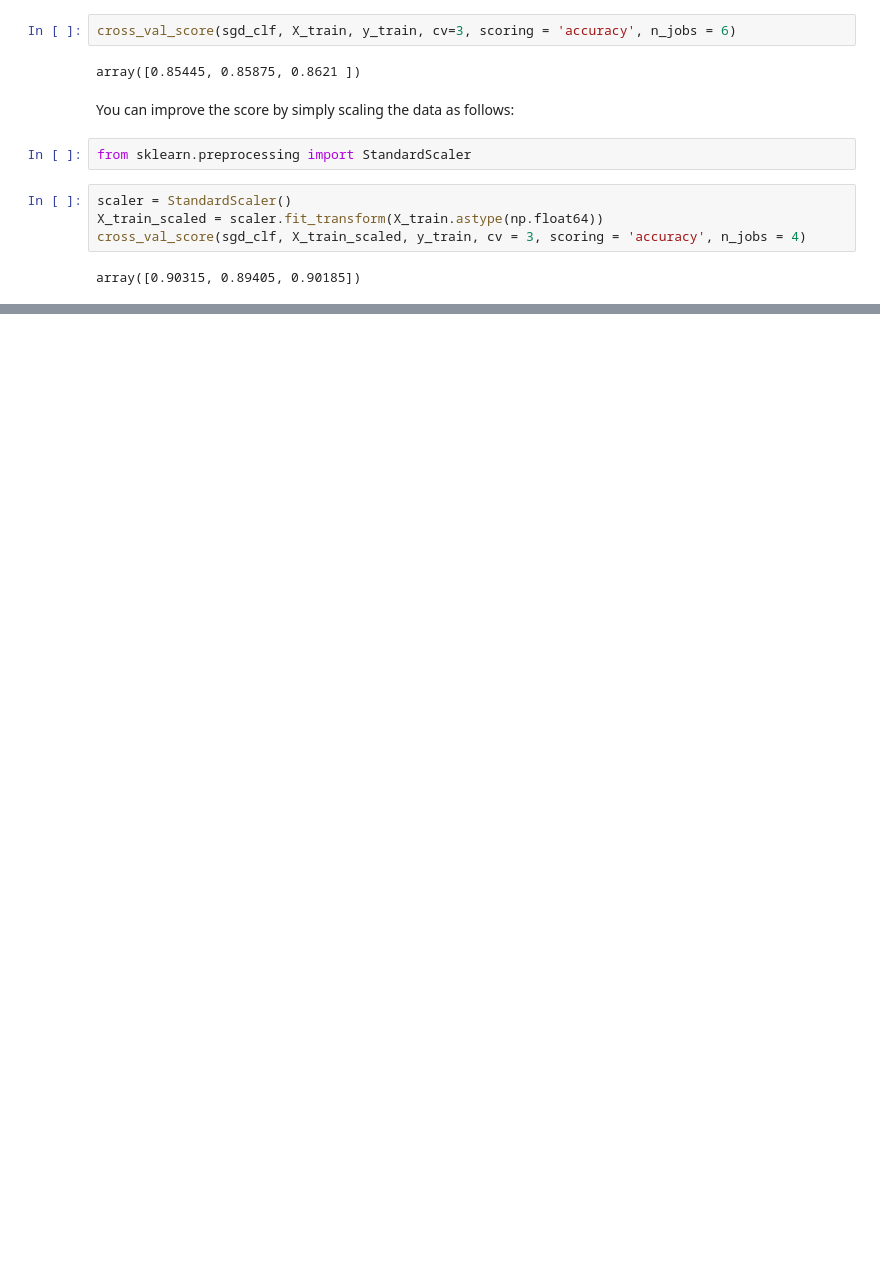
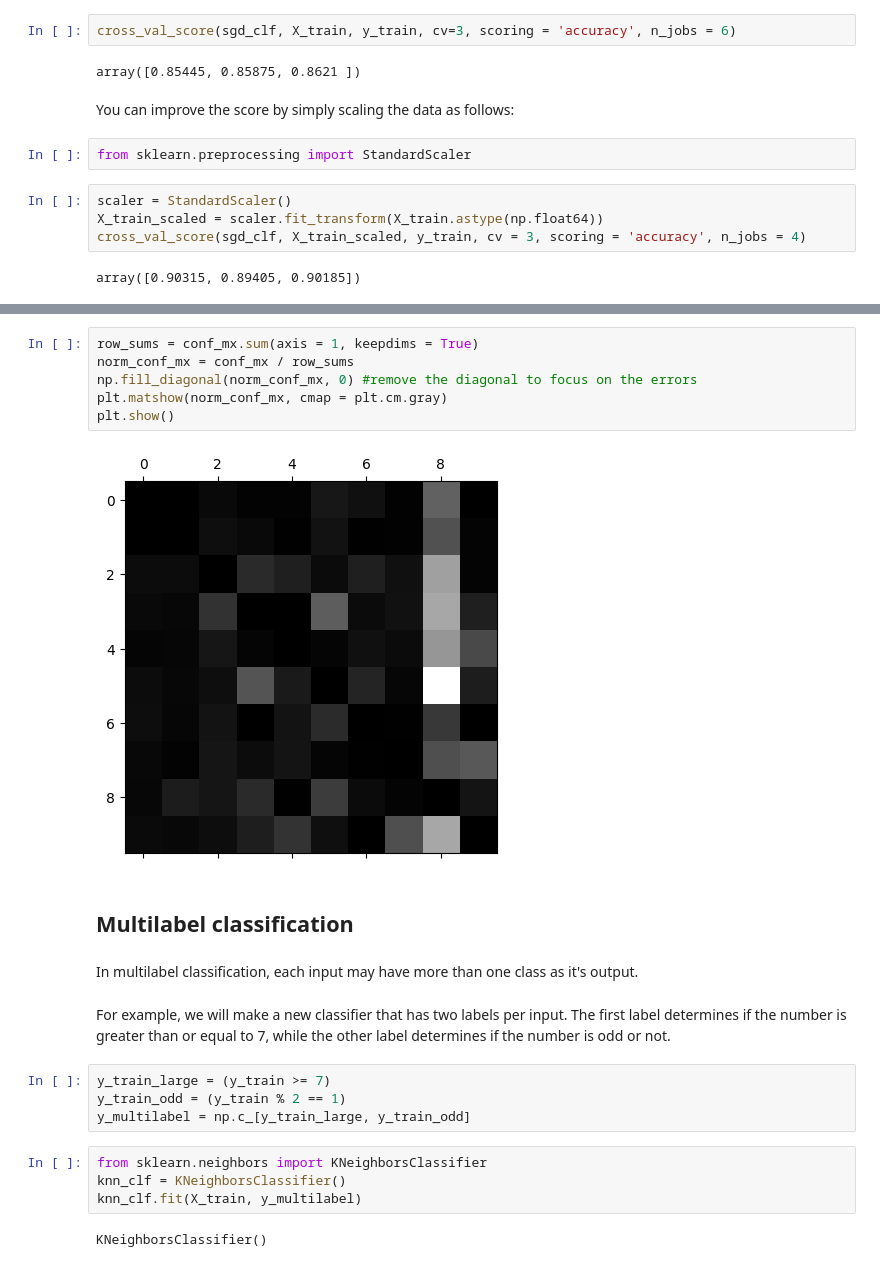
Before and after one commit to Thoalfeqar-gata/Hands-on-machine-learing-, a Jupyter notebook: Classification/main.ipynb, the cells around one changed output, grey strips where cells are left out. Saved outputs shown, nothing was run; the diff lists cells and outputs as text; blank space fills up the shorter version.

Commit message:
Finished classification and started with the exercises

```diff
--- a/Classification/main.ipynb
+++ b/Classification/main.ipynb
@@ -299,0 +334,25 @@ array([0.90315, 0.89405, 0.90185])
+# %%
+row_sums = conf_mx.sum(axis = 1, keepdims = True)
+norm_conf_mx = conf_mx / row_sums
+np.fill_diagonal(norm_conf_mx, 0) #remove the diagonal to focus on the errors
+plt.matshow(norm_conf_mx, cmap = plt.cm.gray)
+plt.show()
+# %% [output]
+[figure, added]
+# %% [markdown]
+## Multilabel classification
+# %% [markdown]
+In multilabel classification, each input may have more than one class as it's output.
+# %% [markdown]
+For example, we will make a new classifier that has two labels per input.
+The first label determines if the number is greater than or equal to 7, while the other label determines if the number is odd or not.
+# %%
+y_train_large = (y_train >= 7)
+y_train_odd = (y_train % 2 == 1)
+y_multilabel = np.c_[y_train_large, y_train_odd]
+# %%
+from sklearn.neighbors import KNeighborsClassifier
+knn_clf = KNeighborsClassifier()
+knn_clf.fit(X_train, y_multilabel)
+# %% [output]
+KNeighborsClassifier()
```
Also changed, not shown: parts of 14 cells of this notebook, 1 other file.
